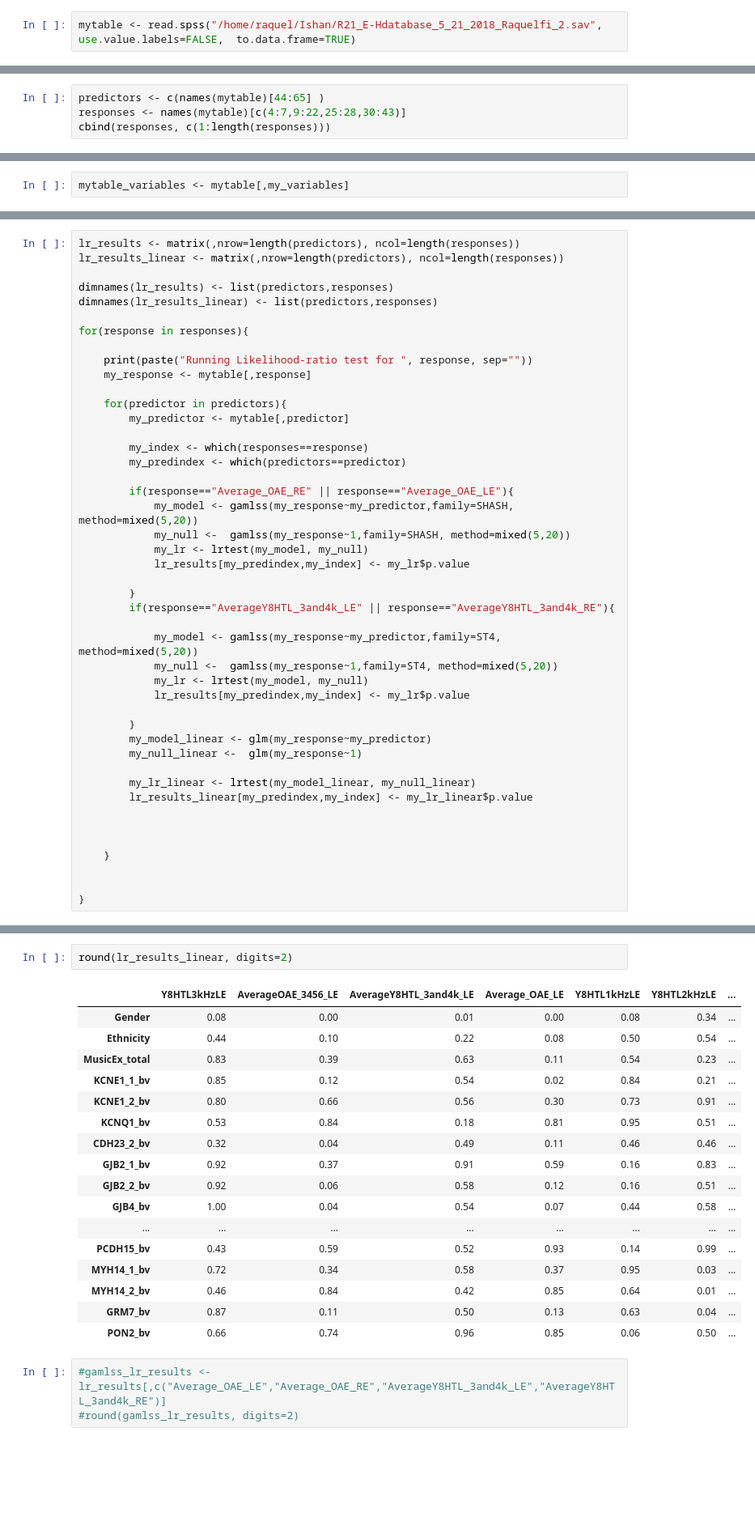
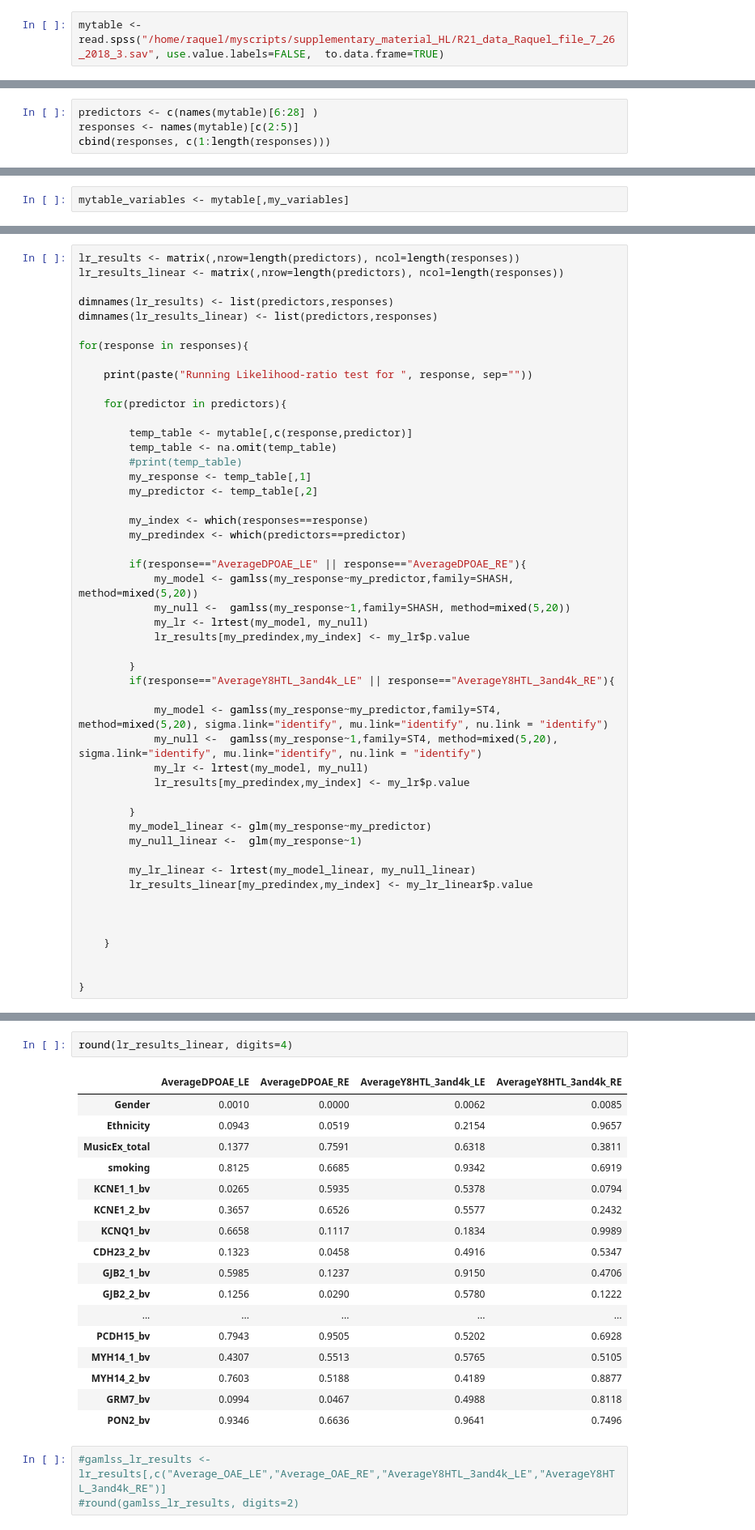
Before and after one commit to raqueldias/supplementary_material_HL, a Jupyter notebook: p-value_corrections_LR_GAMLSS-dataset2.ipynb, the cells around one changed output, grey strips where cells are left out. Shown at 81% size. Cells and saved outputs as stored; diff of their text form; blank space fills up the shorter version.

Commit message:
updating the statistical analysis to inclide smoking as covariate

```diff
--- a/p-value_corrections_LR_GAMLSS-dataset2.ipynb
+++ b/p-value_corrections_LR_GAMLSS-dataset2.ipynb
@@ -1,7 +1,7 @@
 # %%
 library("foreign")
 # %%
-mytable <- read.spss("/home/raquel/Ishan/R21_E-Hdatabase_5_21_2018_Raquelfi_2.sav", use.value.labels=FALSE,  to.data.frame=TRUE)
+mytable <- read.spss("/home/raquel/myscripts/supplementary_material_HL/R21_data_Raquel_file_7_26_2018_3.sav", use.value.labels=FALSE,  to.data.frame=TRUE)
 # %%
 head(mytable)
 # %% [output]
@@ -57,6 +45,6 @@ cbind(names(mytable), c(1:length(names(mytable))))[c(4:7,9:22,25:28,30:43),]
 # %%
-predictors <- c(names(mytable)[44:65] )
-responses <- names(mytable)[c(4:7,9:22,25:28,30:43)]
+predictors <- c(names(mytable)[6:28] )
+responses <- names(mytable)[c(2:5)]
 cbind(responses, c(1:length(responses)))
 # %% [output]
 | responses |  |
@@ -97,15 +108,19 @@ dimnames(lr_results_linear) <- list(predictors,responses)
 for(response in responses){
 
     print(paste("Running Likelihood-ratio test for ", response, sep=""))
-    my_response <- mytable[,response]
 
     for(predictor in predictors){
-        my_predictor <- mytable[,predictor]
+
+        temp_table <- mytable[,c(response,predictor)]
+        temp_table <- na.omit(temp_table)
+        #print(temp_table)
+        my_response <- temp_table[,1]
+        my_predictor <- temp_table[,2]
 
         my_index <- which(responses==response)
         my_predindex <- which(predictors==predictor)
 
-        if(response=="Average_OAE_RE" || response=="Average_OAE_LE"){
+        if(response=="AverageDPOAE_LE" || response=="AverageDPOAE_RE"){
             my_model <- gamlss(my_response~my_predictor,family=SHASH, method=mixed(5,20))
             my_null <-  gamlss(my_response~1,family=SHASH, method=mixed(5,20))
             my_lr <- lrtest(my_model, my_null)
@@ -114,8 +129,8 @@ for(response in responses){
         }
         if(response=="AverageY8HTL_3and4k_LE" || response=="AverageY8HTL_3and4k_RE"){
 
-            my_model <- gamlss(my_response~my_predictor,family=ST4, method=mixed(5,20))
-            my_null <-  gamlss(my_response~1,family=ST4, method=mixed(5,20))
+            my_model <- gamlss(my_response~my_predictor,family=ST4, method=mixed(5,20), sigma.link="identify", mu.link="identify", nu.link = "identify")
+            my_null <-  gamlss(my_response~1,family=ST4, method=mixed(5,20),  sigma.link="identify", mu.link="identify", nu.link = "identify")
             my_lr <- lrtest(my_model, my_null)
             lr_results[my_predindex,my_index] <- my_lr$p.value
 
@@ -153,23 +168,23 @@ GAMLSS-RS iteration 3: Global Deviance = 1037.416
 # %%
-round(lr_results_linear, digits=2)
+round(lr_results_linear, digits=4)
 # %% [output]
-|  | Y8HTL3kHzLE | AverageOAE_3456_LE | AverageY8HTL_3and4k_LE | Average_OAE_LE | Y8HTL1kHzLE | Y8HTL2kHzLE | ... |
-| Gender | 0.08 | 0.00 | 0.01 | 0.00 | 0.08 | 0.34 | ... |
-| Ethnicity | 0.44 | 0.10 | 0.22 | 0.08 | 0.50 | 0.54 | ... |
-| MusicEx_total | 0.83 | 0.39 | 0.63 | 0.11 | 0.54 | 0.23 | ... |
-| KCNE1_1_bv | 0.85 | 0.12 | 0.54 | 0.02 | 0.84 | 0.21 | ... |
-| KCNE1_2_bv | 0.80 | 0.66 | 0.56 | 0.30 | 0.73 | 0.91 | ... |
-| KCNQ1_bv | 0.53 | 0.84 | 0.18 | 0.81 | 0.95 | 0.51 | ... |
-| CDH23_2_bv | 0.32 | 0.04 | 0.49 | 0.11 | 0.46 | 0.46 | ... |
-| GJB2_1_bv | 0.92 | 0.37 | 0.91 | 0.59 | 0.16 | 0.83 | ... |
-| GJB2_2_bv | 0.92 | 0.06 | 0.58 | 0.12 | 0.16 | 0.51 | ... |
-| GJB4_bv | 1.00 | 0.04 | 0.54 | 0.07 | 0.44 | 0.58 | ... |
-| ... | ... | ... | ... | ... | ... | ... | ... |
-| PCDH15_bv | 0.43 | 0.59 | 0.52 | 0.93 | 0.14 | 0.99 | ... |
-| MYH14_1_bv | 0.72 | 0.34 | 0.58 | 0.37 | 0.95 | 0.03 | ... |
-| MYH14_2_bv | 0.46 | 0.84 | 0.42 | 0.85 | 0.64 | 0.01 | ... |
-| GRM7_bv | 0.87 | 0.11 | 0.50 | 0.13 | 0.63 | 0.04 | ... |
-| PON2_bv | 0.66 | 0.74 | 0.96 | 0.85 | 0.06 | 0.50 | ... |
+|  | AverageDPOAE_LE | AverageDPOAE_RE | AverageY8HTL_3and4k_LE | AverageY8HTL_3and4k_RE |
+| Gender | 0.0010 | 0.0000 | 0.0062 | 0.0085 |
+| Ethnicity | 0.0943 | 0.0519 | 0.2154 | 0.9657 |
+| MusicEx_total | 0.1377 | 0.7591 | 0.6318 | 0.3811 |
+| smoking | 0.8125 | 0.6685 | 0.9342 | 0.6919 |
+| KCNE1_1_bv | 0.0265 | 0.5935 | 0.5378 | 0.0794 |
+| KCNE1_2_bv | 0.3657 | 0.6526 | 0.5577 | 0.2432 |
+| KCNQ1_bv | 0.6658 | 0.1117 | 0.1834 | 0.9989 |
+| CDH23_2_bv | 0.1323 | 0.0458 | 0.4916 | 0.5347 |
+| GJB2_1_bv | 0.5985 | 0.1237 | 0.9150 | 0.4706 |
+| GJB2_2_bv | 0.1256 | 0.0290 | 0.5780 | 0.1222 |
+| ... | ... | ... | ... | ... |
+| PCDH15_bv | 0.7943 | 0.9505 | 0.5202 | 0.6928 |
+| MYH14_1_bv | 0.4307 | 0.5513 | 0.5765 | 0.5105 |
+| MYH14_2_bv | 0.7603 | 0.5188 | 0.4189 | 0.8877 |
+| GRM7_bv | 0.0994 | 0.0467 | 0.4988 | 0.8118 |
+| PON2_bv | 0.9346 | 0.6636 | 0.9641 | 0.7496 |
 # %%
 #gamlss_lr_results <- lr_results[,c("Average_OAE_LE","Average_OAE_RE","AverageY8HTL_3and4k_LE","AverageY8HTL_3and4k_RE")]
 #round(gamlss_lr_results, digits=2)
```
Also changed, not shown: parts of 45 cells of this notebook.
